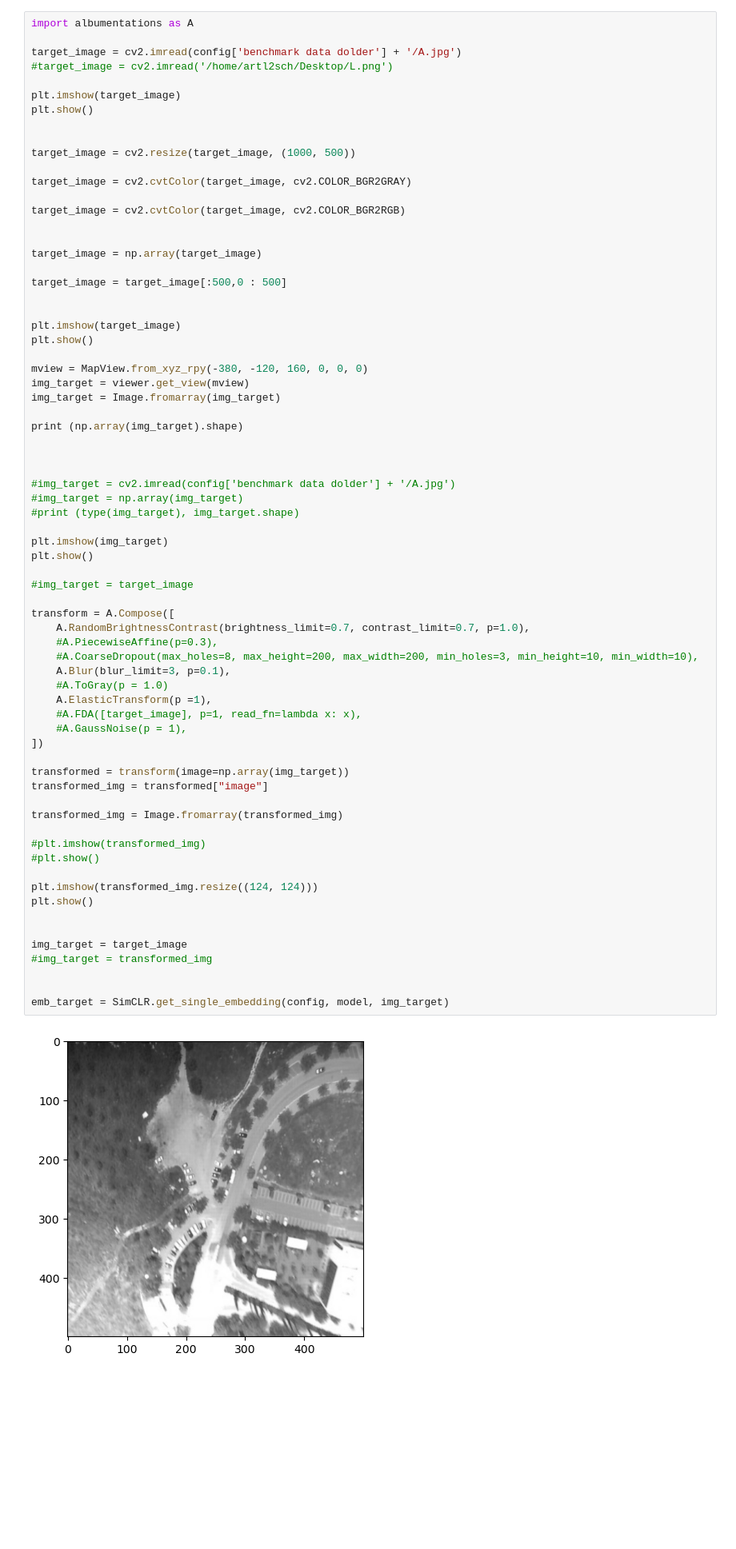
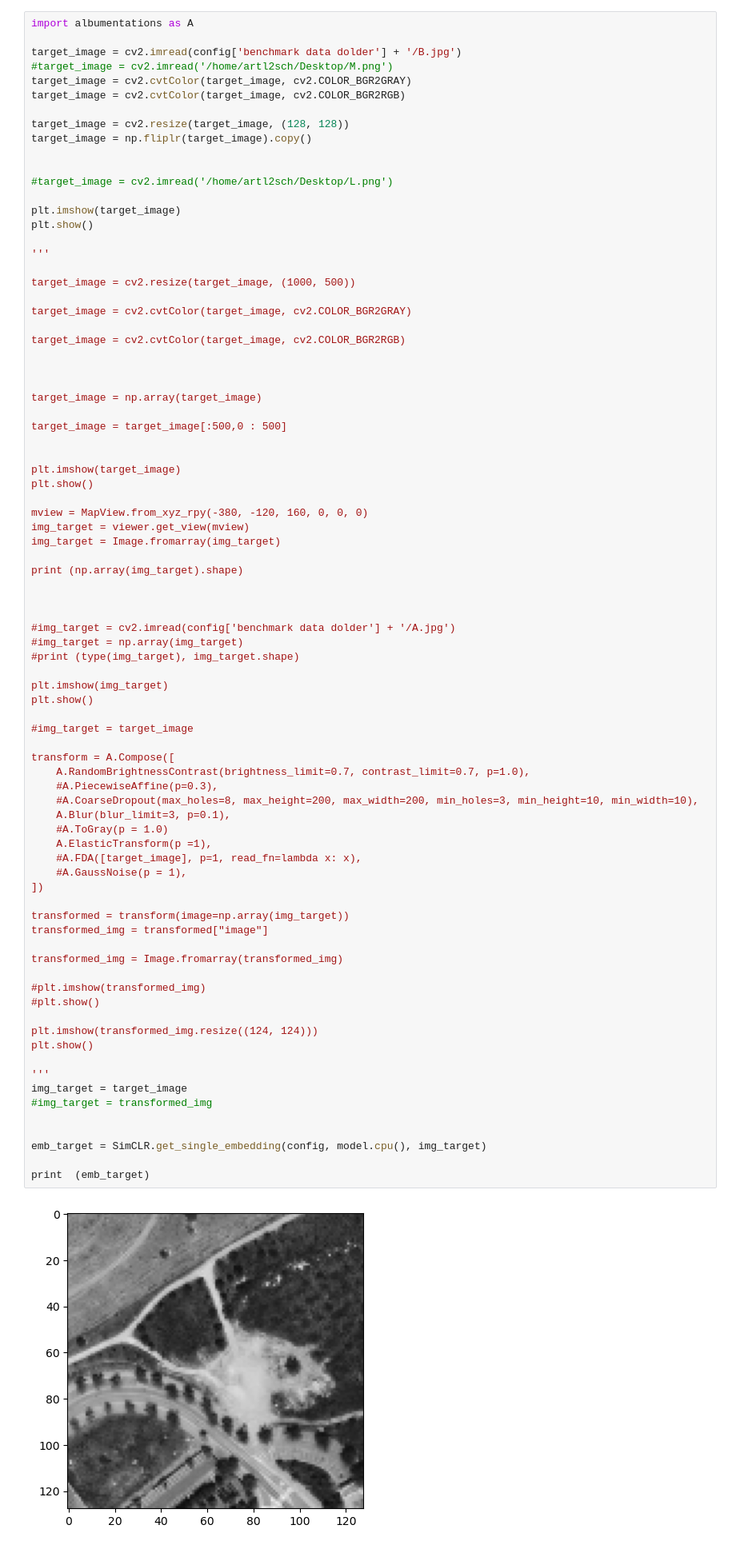
Before and after one commit to arthurhart314/DeepAirNav, a Jupyter notebook: main.ipynb, the cells around one changed output. Shown at 80% size. Drawn from its saved outputs; the diff is of its cells as text; blank space fills up the shorter version.

```diff
--- a/main.ipynb
+++ b/main.ipynb
@@ -161,18 +161,28 @@ numpy.uint8
 # %%
 import albumentations as A
 
-target_image = cv2.imread(config['benchmark data dolder'] + '/A.jpg')
+target_image = cv2.imread(config['benchmark data dolder'] + '/B.jpg')
+#target_image = cv2.imread('/home/artl2sch/Desktop/M.png')
+target_image = cv2.cvtColor(target_image, cv2.COLOR_BGR2GRAY)
+target_image = cv2.cvtColor(target_image, cv2.COLOR_BGR2RGB)
+
+target_image = cv2.resize(target_image, (128, 128))
+target_image = np.fliplr(target_image).copy()
+
+
 #target_image = cv2.imread('/home/artl2sch/Desktop/L.png')
 
 plt.imshow(target_image)
 plt.show()
 
+'''
 
 target_image = cv2.resize(target_image, (1000, 500))
 
 target_image = cv2.cvtColor(target_image, cv2.COLOR_BGR2GRAY)
 
 target_image = cv2.cvtColor(target_image, cv2.COLOR_BGR2RGB)
+
 
 
 target_image = np.array(target_image)
@@ -200,33 +210,35 @@ plt.show()
 
 #img_target = target_image
 
 transform = A.Compose([
     A.RandomBrightnessContrast(brightness_limit=0.7, contrast_limit=0.7, p=1.0),
     #A.PiecewiseAffine(p=0.3),
     #A.CoarseDropout(max_holes=8, max_height=200, max_width=200, min_holes=3, min_height=10, min_width=10),
     A.Blur(blur_limit=3, p=0.1),
     #A.ToGray(p = 1.0)
     A.ElasticTransform(p =1),
     #A.FDA([target_image], p=1, read_fn=lambda x: x),
     #A.GaussNoise(p = 1),
 ])
 
 transformed = transform(image=np.array(img_target))
 transformed_img = transformed["image"]
 
 transformed_img = Image.fromarray(transformed_img)
 
 #plt.imshow(transformed_img)
 #plt.show()
 
 plt.imshow(transformed_img.resize((124, 124)))
 plt.show()
 
-
+'''
 img_target = target_image
 #img_target = transformed_img
 
 
-emb_target = SimCLR.get_single_embedding(config, model, img_target)
+emb_target = SimCLR.get_single_embedding(config, model.cpu(), img_target)
+
+print  (emb_target)
 # %% [output]
-[figure, old version]
+[figure, new version]
```
Also changed, not shown: parts of 7 cells of this notebook, 2 other files.
